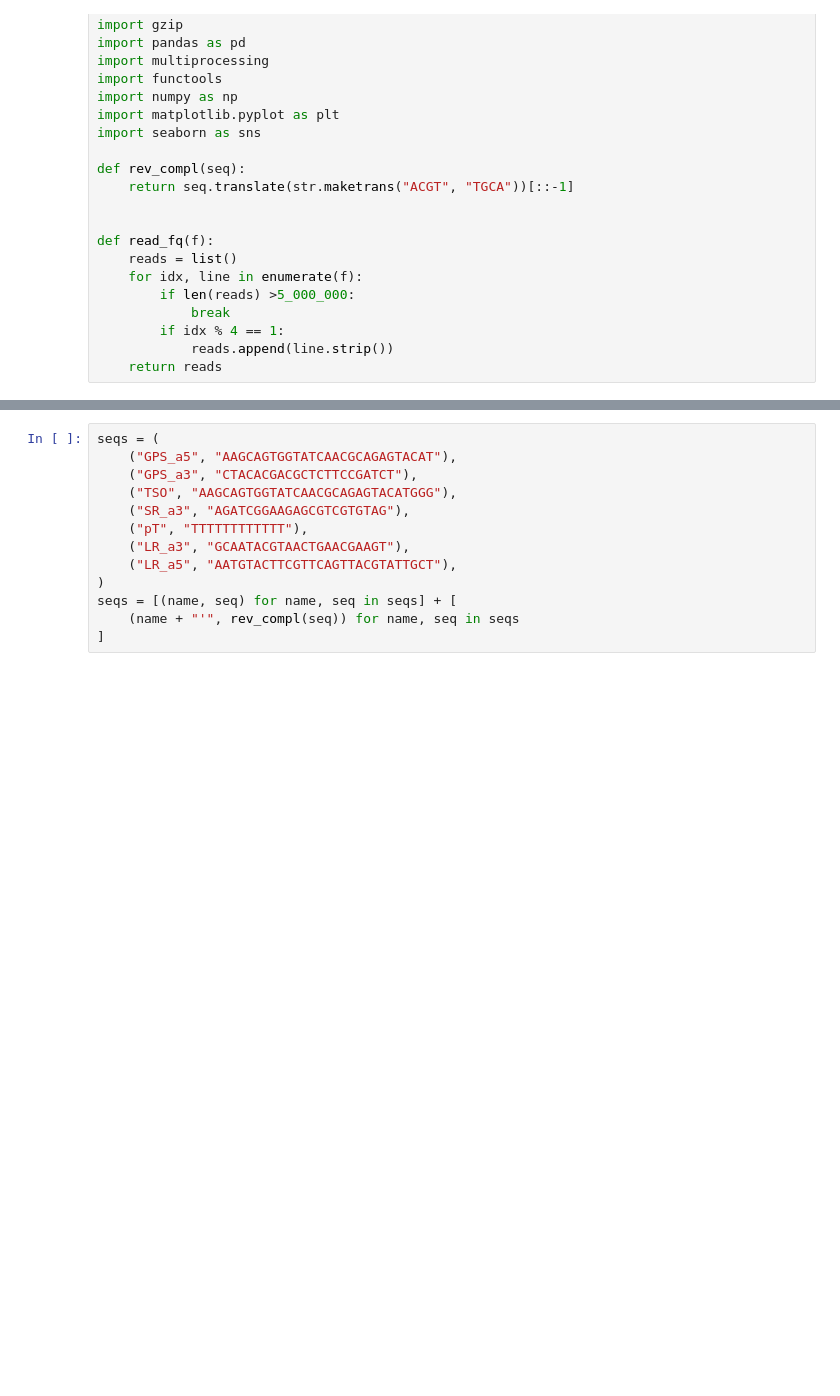
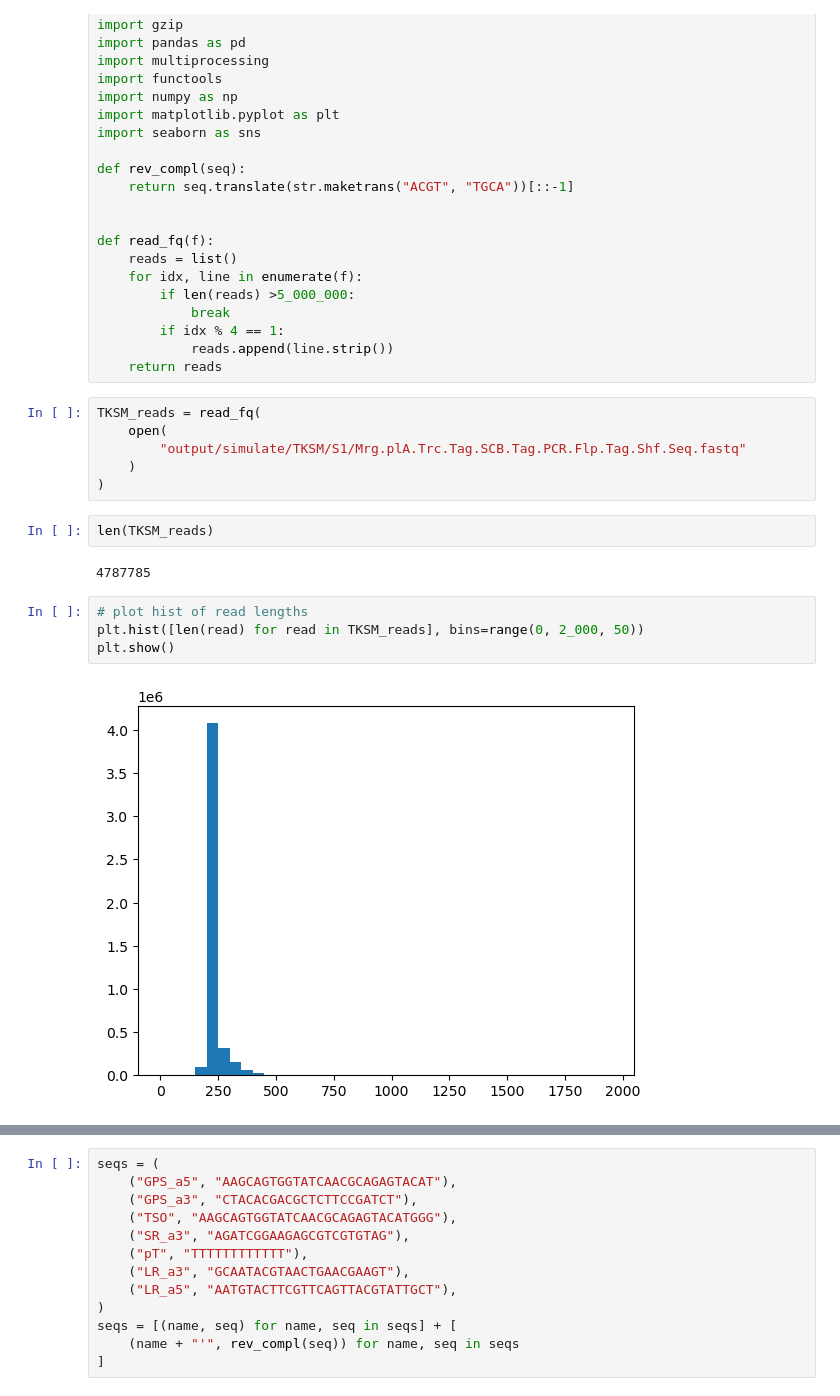
Before and after one commit to baraaorabi/scFreddie-bench, a Jupyter notebook: dev.ipynb, the cells around one changed output, grey strips where cells are left out. Cells and saved outputs as stored; diff of their text form; blank space fills up the shorter version.

```diff
--- a/dev.ipynb
+++ b/dev.ipynb
@@ -22,3 +141,19 @@ def read_fq(f):
         if idx % 4 == 1:
             reads.append(line.strip())
     return reads
+# %%
+TKSM_reads = read_fq(
+    open(
+        "output/simulate/TKSM/S1/Mrg.plA.Trc.Tag.SCB.Tag.PCR.Flp.Tag.Shf.Seq.fastq"
+    )
+)
+# %%
+len(TKSM_reads)
+# %% [output]
+4787785
+# %%
+# plot hist of read lengths
+plt.hist([len(read) for read in TKSM_reads], bins=range(0, 2_000, 50))
+plt.show()
+# %% [output]
+[figure, added]
```
Also changed, not shown: parts of 11 cells of this notebook, 6 other files.
